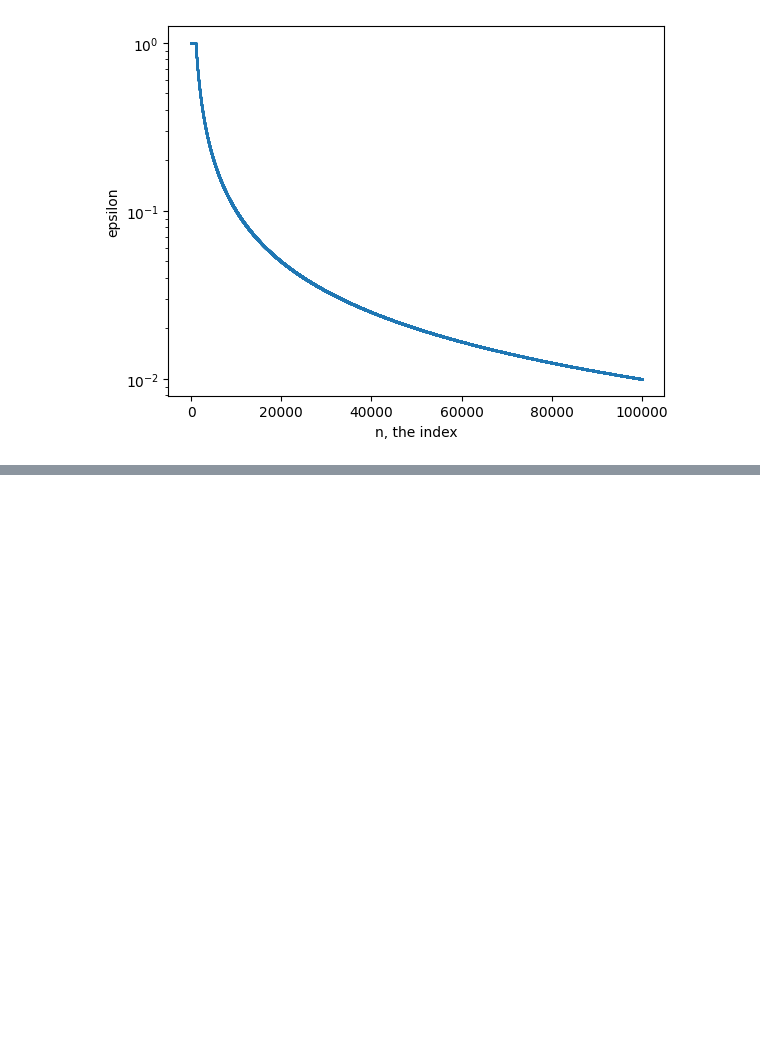
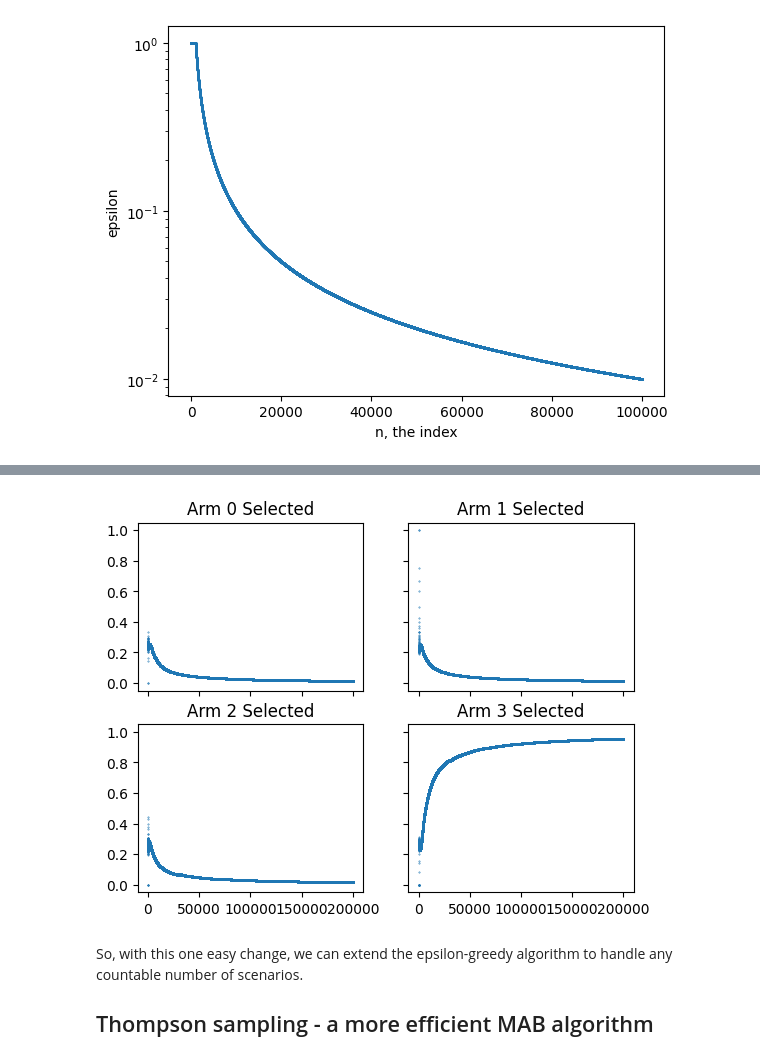
Before and after one commit to EricRobertCampbell/experimentation-for-engineers-notes, a Jupyter notebook: chapter03-multiArmedBandits.ipynb, the cells around one changed output, grey strips where cells are left out. Drawn from its saved outputs; the diff is of its cells as text; code cells hidden in the pictures; blank space fills up the shorter version.

```diff
--- a/chapter03-multiArmedBandits.ipynb
+++ b/chapter03-multiArmedBandits.ipynb
@@ -482,0 +605,14 @@ Note that this stopped after 100 000, below the recommended one of about 200 000
+# %%
+fig, axes = plt.subplots(2, 2, sharex=True, sharey=True)
+for ax_row_index, ax_row in enumerate(axes):
+    for ax_col_index, ax in enumerate(ax_row):
+        K_index = ax_row_index * len(axes) + ax_col_index
+        K_percentages = K_percentages_vs_n[K_index]
+        ax.scatter(range(len(K_percentages)), K_percentages, marker='.', s=0.5)
+        ax.set_title(f"Arm {K_index} Selected")
+# %% [output]
+[figure, added]
+# %% [markdown]
+So, with this one easy change, we can extend the epsilon-greedy algorithm to handle any countable number of scenarios.
+
+## Thompson sampling - a more efficient MAB algorithm
```
Also changed, not shown: parts of 11 cells of this notebook.
